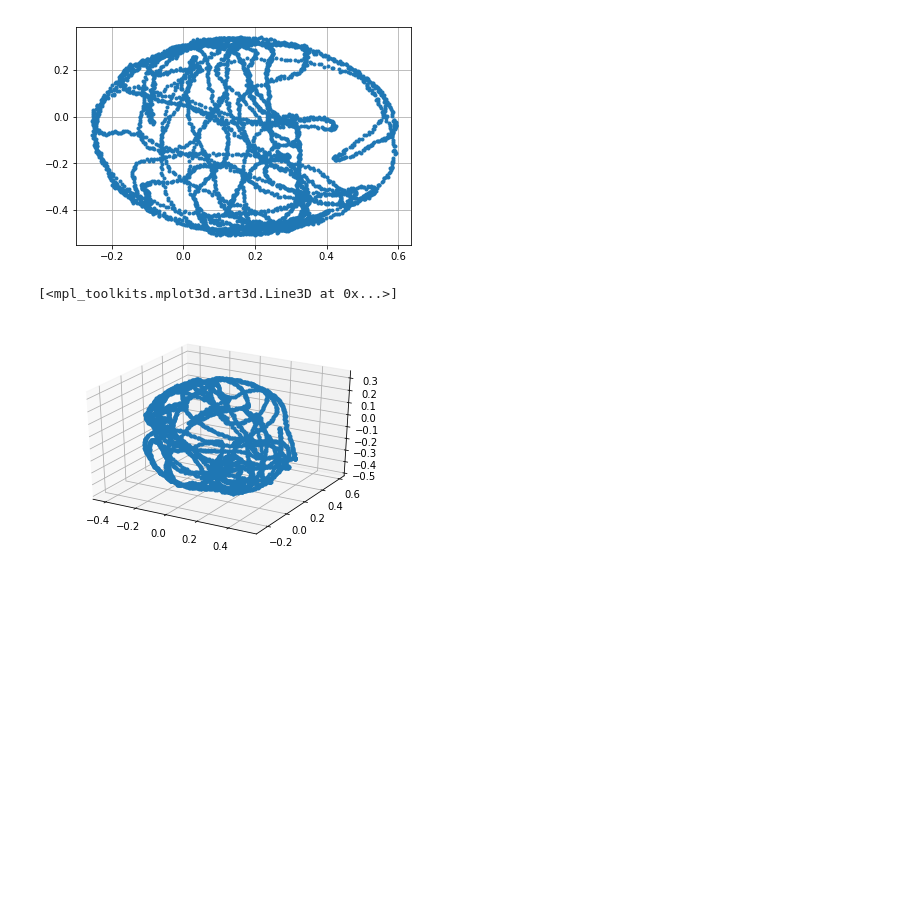
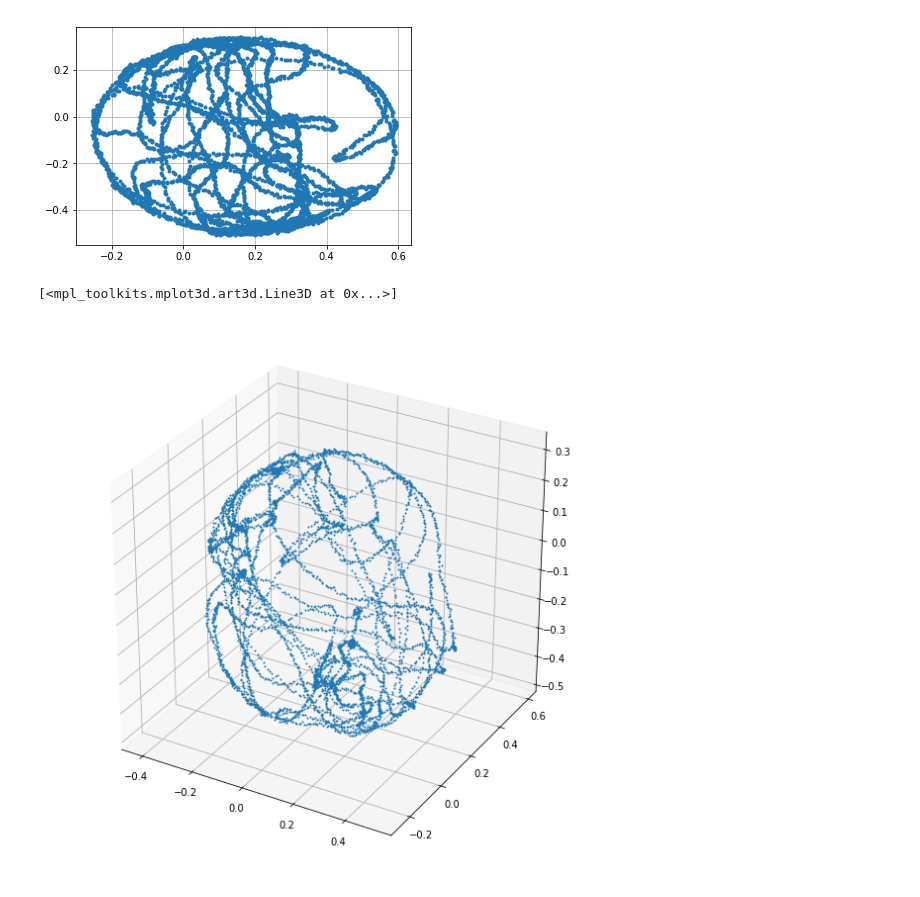
Before and after one commit to zhanibekrysbek/phhi_data_analysis, a Jupyter notebook: preprocessing/notebooks/imu_calibration.ipynb, the cells around one changed output. Drawn from its saved outputs; the diff is of its cells as text; code cells hidden in the pictures; blank space fills up the shorter version.

```diff
--- a/preprocessing/notebooks/imu_calibration.ipynb
+++ b/preprocessing/notebooks/imu_calibration.ipynb
@@ -50,9 +73,9 @@ plt.grid()
 # %%
 from mpl_toolkits.mplot3d import Axes3D  # noqa: F401 unused import
 
-fig = plt.figure()
+fig = plt.figure(figsize=(10,10))
 ax = fig.add_subplot(111, projection='3d')
-ax.plot(mag[:,0],mag[:,1],mag[:,2],'.')
+ax.plot(mag[:,0],mag[:,1],mag[:,2],'o', MarkerSize=1)
 # %% [output]
 [<mpl_toolkits.mplot3d.art3d.Line3D at 0x...>]
-[figure, old version]
+[figure, new version]
```
Also changed, not shown: parts of 6 cells of this notebook, 7 other files.
